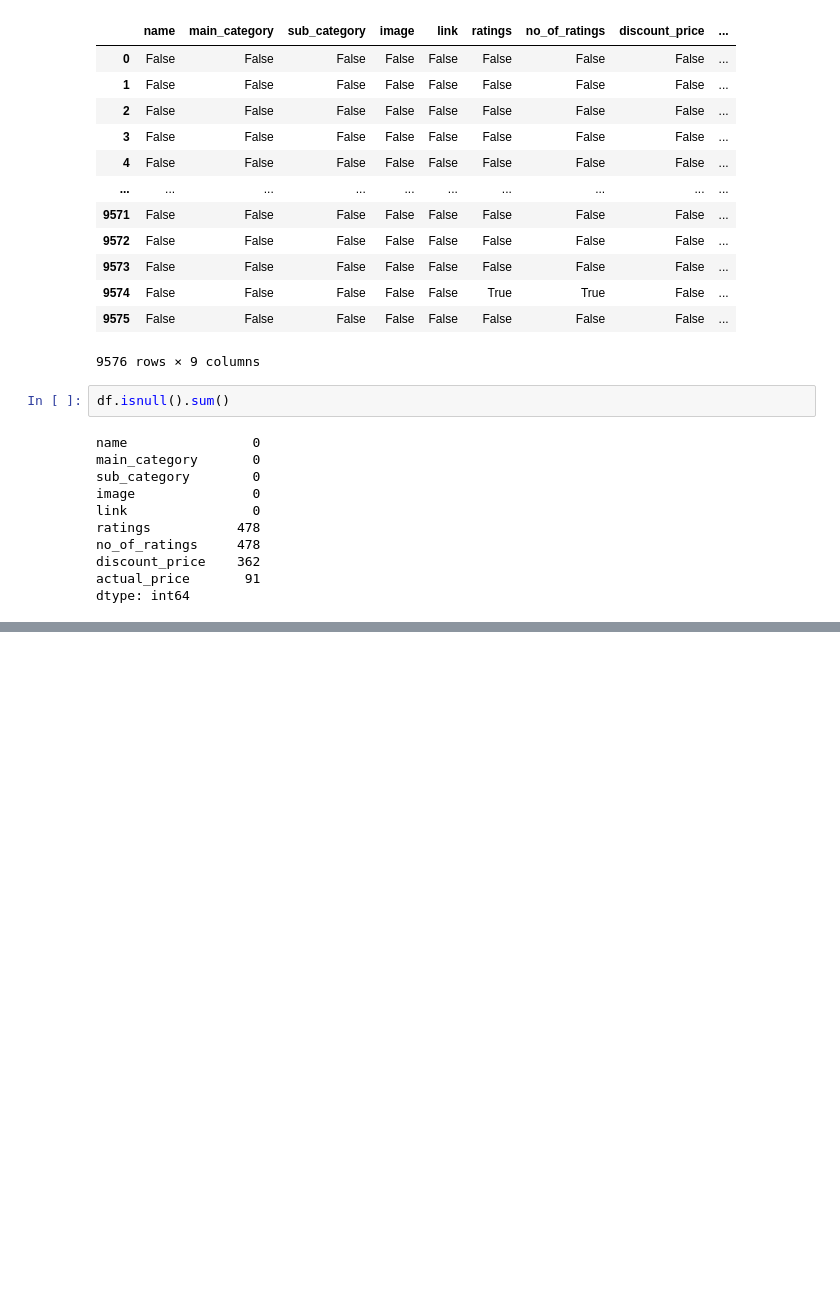
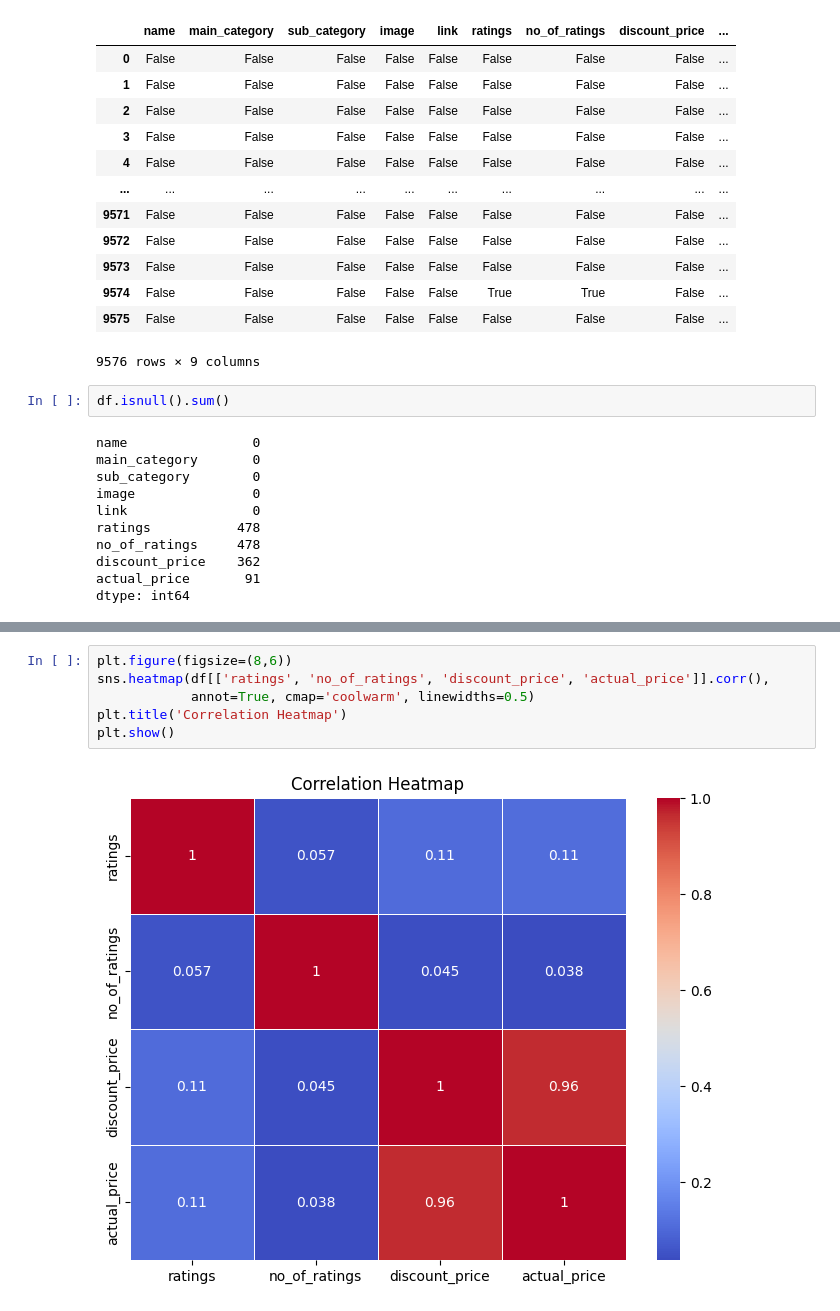
Before and after one commit to Bhuvana-ai-ml/Data_Analytics-, a Jupyter notebook: DA_project.ipynb, the cells around one changed output, grey strips where cells are left out. Drawn from its saved outputs; the diff is of its cells as text; blank space fills up the shorter version.

```diff
--- a/DA_project.ipynb
+++ b/DA_project.ipynb
@@ -51,0 +78,8 @@ NameError: name 'df' is not defined
+# %%
+plt.figure(figsize=(8,6))
+sns.heatmap(df[['ratings', 'no_of_ratings', 'discount_price', 'actual_price']].corr(),
+            annot=True, cmap='coolwarm', linewidths=0.5)
+plt.title('Correlation Heatmap')
+plt.show()
+# %% [output]
+[figure, added]
```
Also changed, not shown: parts of 5 cells of this notebook, 1 other file.
